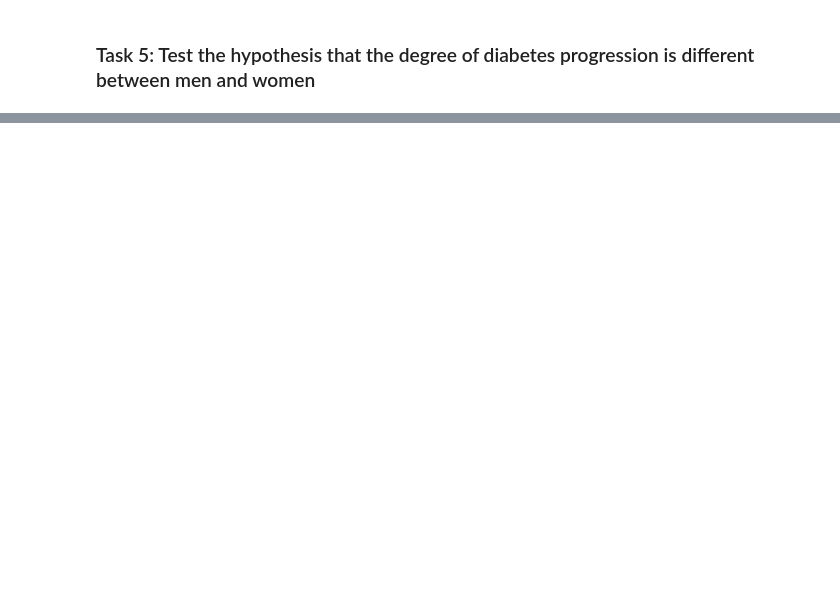
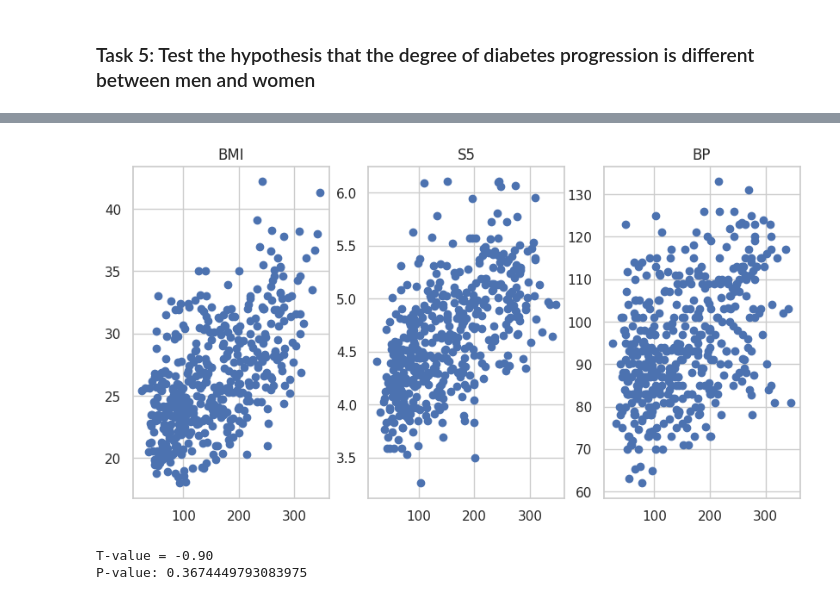
Before and after one commit to XW-ABAP/Data-Science-For-Beginners, a Jupyter notebook: 1-Introduction/04-stats-and-probability/assignment.ipynb, the cells around one changed output, grey strips where cells are left out. Cells and saved outputs as stored; diff of their text form; code cells hidden in the pictures; blank space fills up the shorter version.

```diff
--- a/1-Introduction/04-stats-and-probability/assignment.ipynb
+++ b/1-Introduction/04-stats-and-probability/assignment.ipynb
@@ -238,0 +306,16 @@ Passing `palette` without assigning `hue` is deprecated and will be removed in v
+# %%
+fig, ax = plt.subplots(1,3,figsize=(10,5))
+for i,n in enumerate(['BMI','S5','BP']):
+    ax[i].scatter(df['Y'],df[n])
+    ax[i].set_title(n)
+plt.show()
+# %% [output]
+[figure, added]
+# %%
+from scipy.stats import ttest_ind
+
+tval, pval = ttest_ind(df.loc[df['SEX']==1,['Y']], df.loc[df['SEX']==2,['Y']],equal_var=False)
+print(f"T-value = {tval[0]:.2f}\nP-value: {pval[0]}")
+# %% [output]
+T-value = -0.90
+P-value: 0.3674449793083975
```
Also changed, not shown: parts of 6 cells of this notebook.
